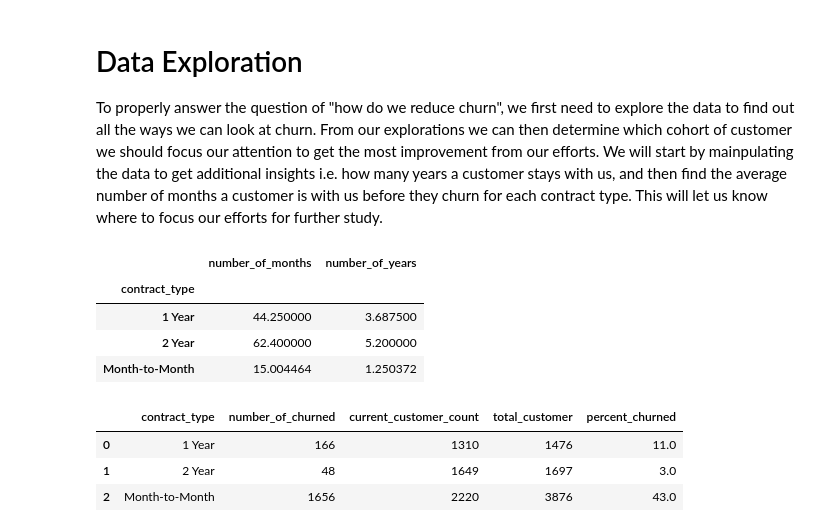
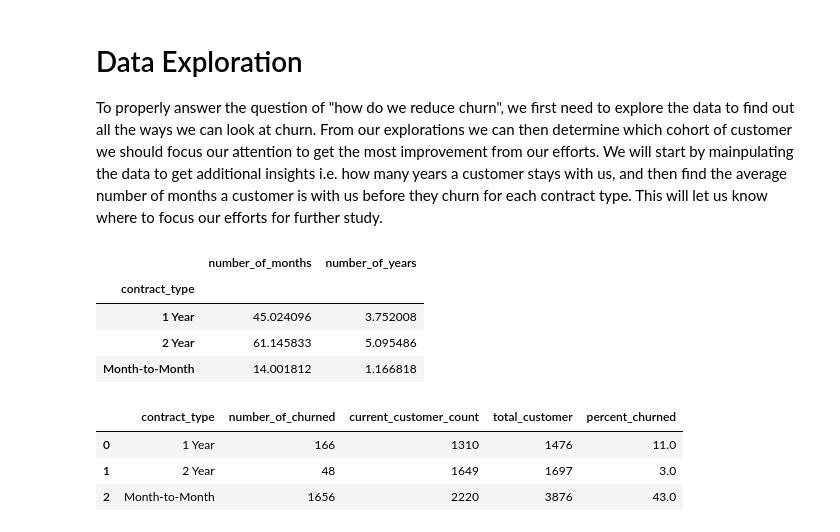
Before and after one commit to datastraine/CodeUpViz, a Jupyter notebook: Project_One.ipynb, the cells around one changed output. Drawn from its saved outputs; the diff is of its cells as text; code cells hidden in the pictures.

```diff
--- a/Project_One.ipynb
+++ b/Project_One.ipynb
@@ -8,7 +8,7 @@ print("Successfully Imported the Packages!!")
 Successfully Imported the Packages!!
 # %%
 # Read in the CSV
-telco = pd.read_csv("C:/Users/anthony/Documents/Data_Science/Codeup/Table1_CustDetails.csv")
+telco = pd.read_csv("Table1_CustDetails.csv")
 
 # Print the head to have a breif overview of the data
 telco.head()
@@ -23,19 +23,22 @@ telco.head()
 # Data Exploration
 To properly answer the question of "how do we reduce churn", we first need to explore the data to find out all the ways we can look at churn. From our explorations we can then determine which cohort of customer we should focus our attention to get the most improvement from our efforts. We will start by mainpulating the data to get additional insights i.e. how many years a customer stays with us, and then find the average number of months a customer is with us before they churn for each contract type. This will let us know where to focus our efforts for further study.
 # %%
+# Create a number of months column
+telco['number_of_months'] = round(telco['total_charges']/telco['monthly_charges'], 0)
+
 # create a bundel column to find out which services each customer has
 telco['bundle'] = telco['phone_type'] + ", " + telco['internet_type']
 # create a number_of_years column to find out how many years a customer is with us
 telco['number_of_years'] = telco['number_of_months']/12
 
 # Then find the average number of months each customer is with us before churning if they churn
 telco.loc[telco['churn'] == 'Yes'].groupby('contract_type')[['number_of_months', 'number_of_years']].mean()
 # %% [output]
 |  | number_of_months | number_of_years |
 | contract_type |  |  |
-| 1 Year | 44.250000 | 3.687500 |
-| 2 Year | 62.400000 | 5.200000 |
-| Month-to-Month | 15.004464 | 1.250372 |
+| 1 Year | 45.024096 | 3.752008 |
+| 2 Year | 61.145833 | 5.095486 |
+| Month-to-Month | 14.001812 | 1.166818 |
 # %%
 # Let's also look at the customer count of the number of people who have churned vs not churned and get totals
 
```
Also changed, not shown: parts of 6 cells of this notebook.
